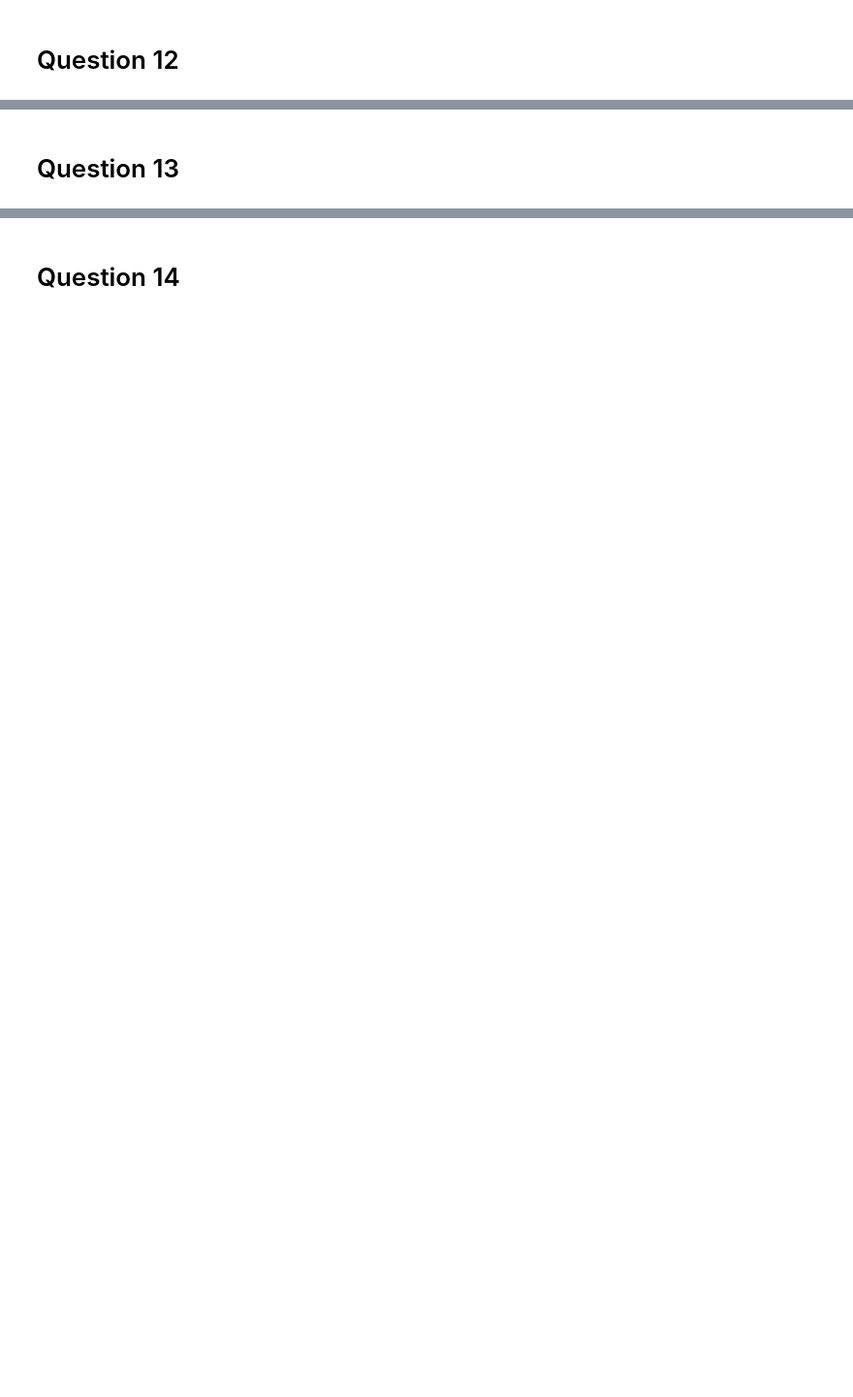
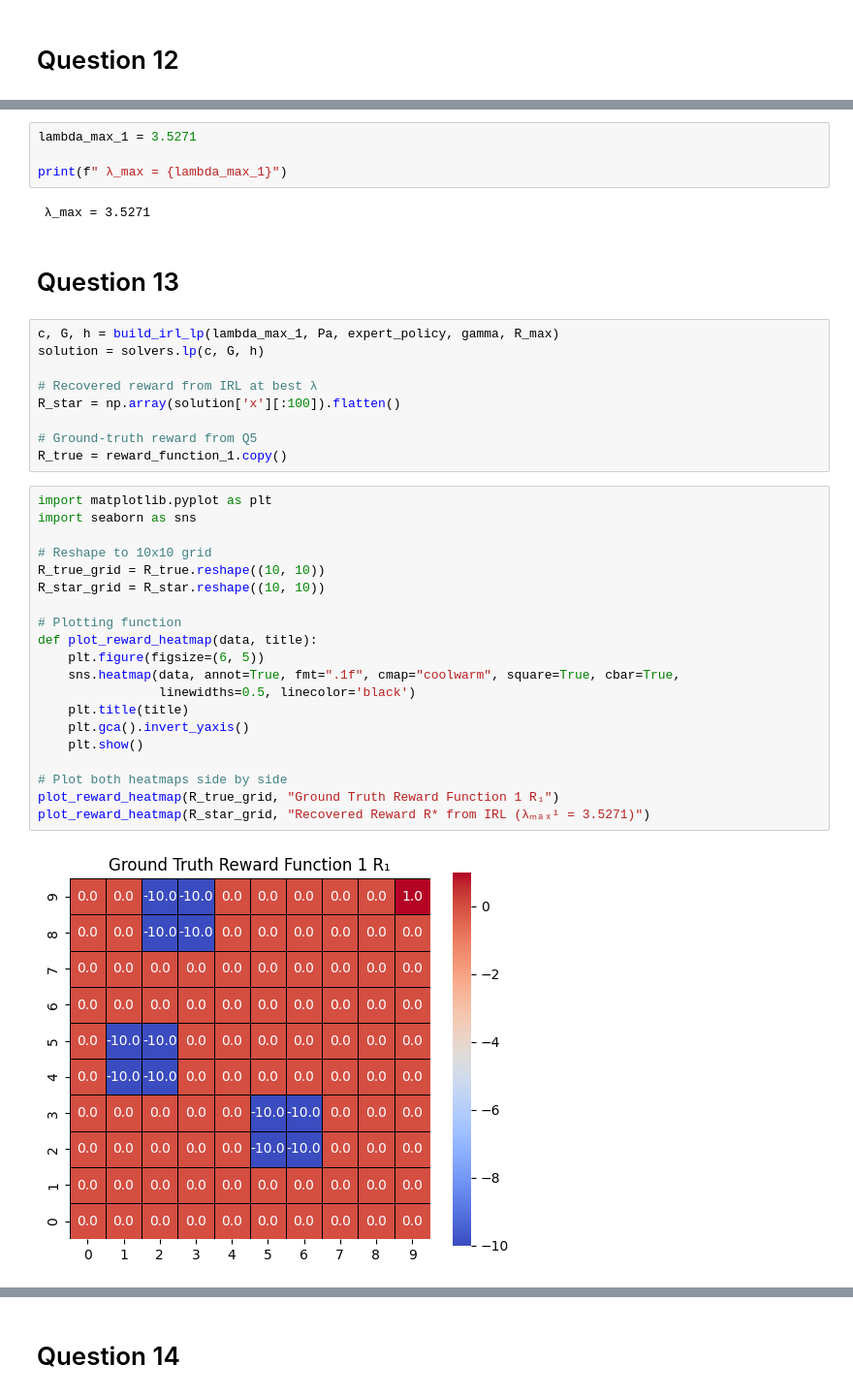
Before and after one commit to kbaseba/232E, a Jupyter notebook: Project_3/ECE232E_Project3_606539982_106405230_106303745.ipynb, the cells around one changed output, grey strips where cells are left out. Shown at 97% size. Drawn from its saved outputs; the diff is of its cells as text; blank space fills up the shorter version.

```diff
--- a/Project_3/ECE232E_Project3_606539982_106405230_106303745.ipynb
+++ b/Project_3/ECE232E_Project3_606539982_106405230_106303745.ipynb
@@ -535,2 +679,39 @@ D_row = [ -e_i^T, 0^T, 0^T ], b_row = [ R_max ]
+# %%
+lambda_max_1 = 3.5271
+
+print(f" λ_max = {lambda_max_1}")
+# %% [output]
+ λ_max = 3.5271
 # %% [markdown]
 # Question 13
+# %%
+c, G, h = build_irl_lp(lambda_max_1, Pa, expert_policy, gamma, R_max)
+solution = solvers.lp(c, G, h)
+
+# Recovered reward from IRL at best λ
+R_star = np.array(solution['x'][:100]).flatten()
+
+# Ground-truth reward from Q5
+R_true = reward_function_1.copy()
+# %%
+import matplotlib.pyplot as plt
+import seaborn as sns
+
+# Reshape to 10x10 grid
+R_true_grid = R_true.reshape((10, 10))
+R_star_grid = R_star.reshape((10, 10))
+
+# Plotting function
+def plot_reward_heatmap(data, title):
+    plt.figure(figsize=(6, 5))
+    sns.heatmap(data, annot=True, fmt=".1f", cmap="coolwarm", square=True, cbar=True,
+                linewidths=0.5, linecolor='black')
+    plt.title(title)
+    plt.gca().invert_yaxis()
+    plt.show()
+
+# Plot both heatmaps side by side
+plot_reward_heatmap(R_true_grid, "Ground Truth Reward Function 1 R₁")
+plot_reward_heatmap(R_star_grid, "Recovered Reward R* from IRL (λₘₐₓ¹ = 3.5271)")
+# %% [output]
+[figure, added]
```
Also changed, not shown: parts of 14 cells of this notebook.
